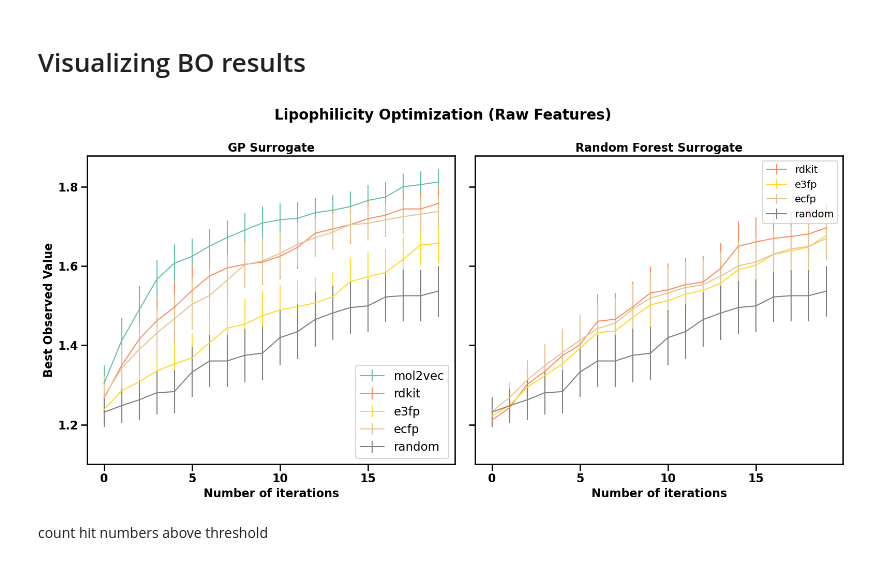
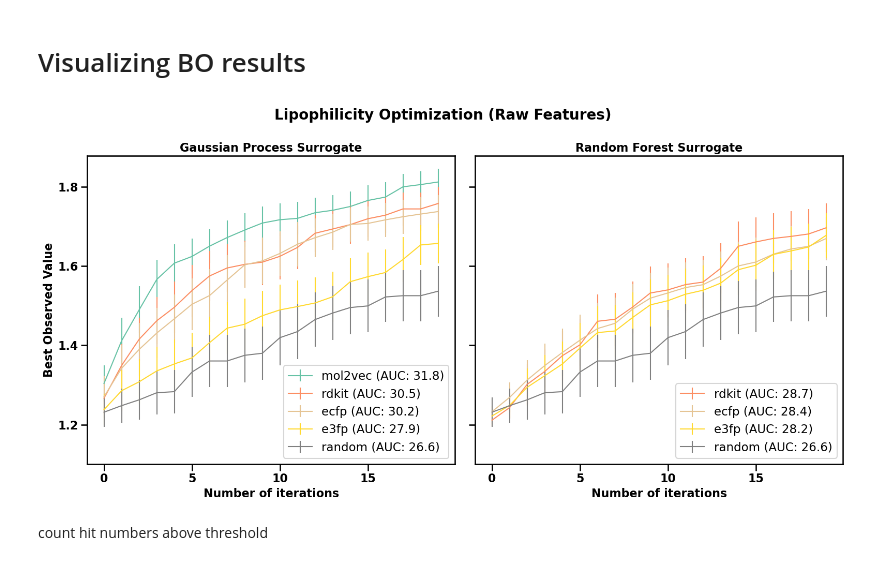
Before and after one commit to FrankWanger/ACBO-Feat, a Jupyter notebook: result_visualization.ipynb, the cells around one changed output. Saved outputs shown, nothing was run; the diff lists cells and outputs as text; code cells hidden in the pictures.

```diff
--- a/result_visualization.ipynb
+++ b/result_visualization.ipynb
@@ -35,11 +35,21 @@ ecfp_gptani_best_observed = np.array(ecfp_gptani['bests_over_trials'])
 ecfp_rf_best_observed = np.array(ecfp_rf['best_over_trials'])
 # %%
 import matplotlib.pyplot as plt
-import pandas as pd
+#import pandas as pd
 import seaborn as sns
 def ci(y):
     return 1.96 * y.std(axis=0) / np.sqrt(num_trial)
 
+
+# Compute AUC values
+rdkit_gprq_auc = np.trapz(rdkit_gprq_best_observed.mean(axis=0))
+rdkit_rf_auc = np.trapz(rdkit_rf_best_observed.mean(axis=0))
+mol2vec_gprq_auc = np.trapz(mol2vec_gprq_best_observed.mean(axis=0))
+random_auc = np.trapz(random_best_observed.mean(axis=0))
+e3fp_gptani_auc = np.trapz(e3fp_gptani_best_observed.mean(axis=0))
+e3fp_rf_auc = np.trapz(e3fp_rf_best_observed.mean(axis=0))
+ecfp_gptani_auc = np.trapz(ecfp_gptani_best_observed.mean(axis=0))
+ecfp_rf_auc = np.trapz(ecfp_rf_best_observed.mean(axis=0))
 
 #set seaborn style
 sns.set_context("talk")
@@ -51,15 +61,24 @@ fig, [ax1, ax2] = plt.subplots(1, 2, figsize=(16,8),sharey=True)
 ax1.errorbar(x=np.arange(num_iter), y=mol2vec_gprq_best_observed.mean(axis=0), yerr=ci(mol2vec_gprq_best_observed), label="mol2vec", color=colors[0],linewidth=1.5)
 
 ax1.errorbar(x=np.arange(num_iter), y=rdkit_gprq_best_observed.mean(axis=0), yerr=ci(rdkit_gprq_best_observed), label="rdkit", color=colors[1],linewidth=1.5)
-ax2.errorbar(x=np.arange(num_iter), y=rdkit_rf_best_observed.mean(axis=0), yerr=ci(rdkit_rf_best_observed), label="rdkit",color=colors[1], linewidth=1.5)
+ax2.errorbar(x=np.arange(num_iter), y=rdkit_rf_best_observed.mean(axis=0), yerr=ci(rdkit_rf_best_observed), label=f"rdkit (AUC: {rdkit_rf_auc:.1f})",color=colors[1], linewidth=1.5)
 
 #ax.errorbar(x=np.arange(num_iter), y=mol2vec_rf_best_observed.mean(axis=0), yerr=ci(mol2vec_rf_best_observed), label="mol2vec_rf", linewidth=1.5)
+ax1.errorbar(x=np.arange(num_iter), y=ecfp_gptani_best_observed.mean(axis=0), yerr=ci(ecfp_gptani_best_observed), label="ecfp", color = colors[6],linewidth=1.5)
+ax2.errorbar(x=np.arange(num_iter), y=ecfp_rf_best_observed.mean(axis=0), yerr=ci(ecfp_rf_best_observed), label=f"ecfp (AUC: {ecfp_rf_auc:.1f})", color = colors[6],linewidth=1.5)
 ax1.errorbar(x=np.arange(num_iter), y=e3fp_gptani_best_observed.mean(axis=0), yerr=ci(e3fp_gptani_best_observed), label="e3fp", color = colors[5],linewidth=1.5)
-ax2.errorbar(x=np.arange(num_iter), y=e3fp_rf_best_observed.mean(axis=0), yerr=ci(e3fp_rf_best_observed), label="e3fp", color = colors[5], linewidth=1.5)
-ax1.errorbar(x=np.arange(num_iter), y=ecfp_gptani_best_observed.mean(axis=0), yerr=ci(ecfp_gptani_best_observed), label="ecfp", color = colors[6],linewidth=1.5)
-ax2.errorbar(x=np.arange(num_iter), y=ecfp_rf_best_observed.mean(axis=0), yerr=ci(ecfp_rf_best_observed), label="ecfp", color = colors[6],linewidth=1.5)
+ax2.errorbar(x=np.arange(num_iter), y=e3fp_rf_best_observed.mean(axis=0), yerr=ci(e3fp_rf_best_observed), label=f"e3fp (AUC: {e3fp_rf_auc:.1f})", color = colors[5], linewidth=1.5)
 ax1.errorbar(x=np.arange(num_iter), y=random_best_observed.mean(axis=0), yerr=ci(random_best_observed), label="random", color='grey',linewidth=1.5)
-ax2.errorbar(x=np.arange(num_iter), y=random_best_observed.mean(axis=0), yerr=ci(random_best_observed), label="random", color='grey',linewidth=1.5)
+ax2.errorbar(x=np.arange(num_iter), y=random_best_observed.mean(axis=0), yerr=ci(random_best_observed), label=f"random (AUC: {random_auc:.1f})", color='grey',linewidth=1.5)
+
+
+ax1_legend_labels = [
+    f"mol2vec (AUC: {mol2vec_gprq_auc:.1f})",
+    f"rdkit (AUC: {rdkit_gprq_auc:.1f})",
+    f"ecfp (AUC: {ecfp_gptani_auc:.1f})",
+    f"e3fp (AUC: {e3fp_gptani_auc:.1f})",
+    f"random (AUC: {random_auc:.1f})",
+]
 
 plt.xticks(range(0,21))
 
@@ -69,39 +88,39 @@ ax1.set(
     ylabel="Best Observed Value",
 )
 ax1.set_ylim(bottom=1.1)
-ax1.legend(loc="lower right")
+ax1.legend(ax1_legend_labels, loc="lower right")
 
 ax2.set(
     xlabel="Number of iterations"
 )
-ax2.legend(loc="lower right")
+#ax2.legend(loc='lower right')
 #make both plots for publication quality, set font size, thinkness and color
 for ax in [ax1, ax2]:
     for item in ([ax.title, ax.xaxis.label, ax.yaxis.label] +
                  ax.get_xticklabels() + ax.get_yticklabels()):
         item.set_fontsize(16)
         item.set_color('black')
         item.set_fontweight('bold')
 
 #reduce the size of legned
 plt.legend(fontsize=14)
 
 #reduce the number of ticks
 plt.locator_params(axis='y', nbins=5)
 ax1.locator_params(axis='x', nbins=5)
 ax2.locator_params(axis='x', nbins=5)
-
+ax2.legend(loc='lower right')
 #set title for the whole plot
 plt.suptitle('Lipophilicity Optimization (Raw Features)', fontsize=20, fontweight='bold')
 #set subtitle for each subplot
-ax1.title.set_text('GP Surrogate')
+ax1.title.set_text('Gaussian Process Surrogate')
 ax2.title.set_text('Random Forest Surrogate')
 
 plt.tight_layout()
 plt.savefig('figures/result1.png',dpi=300)
 plt.show()
 # %% [output]
-[figure, old version]
+[figure, new version]
 # %% [markdown]
 count hit numbers above threshold
 # %%
```
Also changed, not shown: parts of 1 cell of this notebook, 1 other file.
